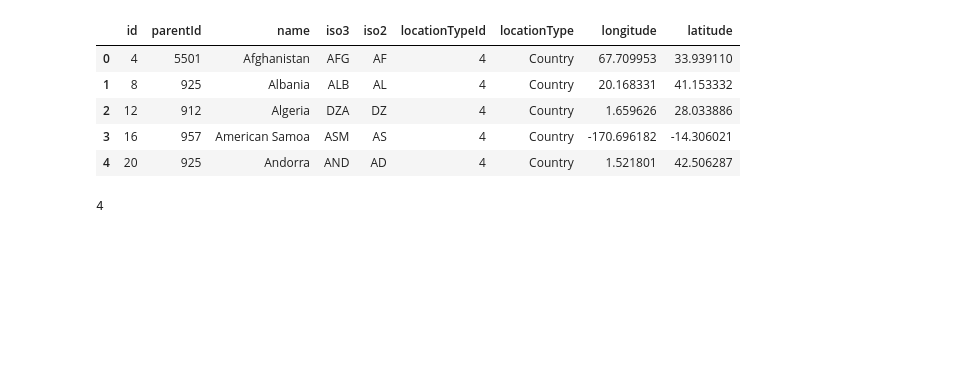
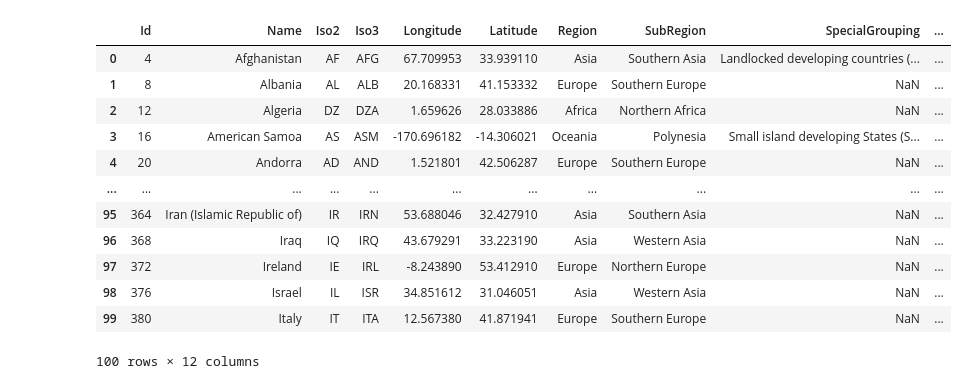
Before and after one commit to jorgeav527/life-expectancy, a Jupyter notebook: draft/API.ipynb, the cells around one changed output. Cells and saved outputs as stored; diff of their text form; code cells hidden in the pictures; blank space fills up the shorter version.

```diff
--- a/draft/API.ipynb
+++ b/draft/API.ipynb
@@ -55,0 +747,24 @@ print(response)
+# %%
+
+country_iso3 = "SEN" # Set the desired country
+indicator_code_WB = "SE.PRM.NENR" # Set the desired indicator
+
+target = base_url_WB + f"/country/{country_iso3}/indicator/{indicator_code_WB}?format=json" # Define the target url
+
+response = requests.get(target) # Call WB API
+j = response.json() # Create JSON object
+pages = j[0]['pages'] # Identify number of pages in response
+
+#Convert first page into a DataFrame
+df_WB = pd.json_normalize(j[1])
+
+#Loop through pages and append results to DataFrame
+for page in range(2,pages+1):
+    target = base_url_WB + f"/country/{country_iso3}/indicator/{indicator_code_WB}?format=json&page={page}"
+    response = requests.get(target)
+    j = response.json()
+    df_temp = pd.json_normalize(j[1])
+    df_WB = df_WB.append(df_temp)
+
+# Verify that the length of the DataFrame is equal to the number of observations in the API response. Otherwise, raise an error.
+assert len(df_WB)==j[0]['total'], "DataFrame observations do not match total number of records in response"
@@ -56,7 +775,10 @@ print(response)
 # %%
+# Define a function that will take a relative path as an input, call the API, and return a dataframe
 def callAPI(relative_path: str, topic_list: bool = False) -> pd.DataFrame:
     base_url = "https://population.un.org/dataportalapi/api/v1"
-    target = base_url + relative_path
+    target = (
+        base_url + relative_path
+    )  # Query string parameters may be appended here or directly in the provided relative path
     # Calls the API
     response = requests.get(target)
     # Reformats response into a JSON object
@@ -64,21 +786,18 @@ def callAPI(relative_path: str, topic_list: bool = False) -> pd.DataFrame:
     # The block below will deal with paginated results.
     # If results not paginated, this will be skipped.
     try:
-        # If results are paginated, they are transformed into a
-        # python dictionary.
+        # If results are paginated, they are transformed into a python dictionary.
         # The data may be accessed using the 'data' key of the dictionary.
         df = pd.json_normalize(j["data"])
-        # As long as the nextPage key of the dictionary contains an
-        # address for the next API call, the function will continue
-        # to call the API and append the results to the dataframe.
+        # As long as the nextPage key of the dictionary contains an address for the next API call, the function will continue to call the API and append the results to the dataframe.
         while j["nextPage"] is not None:
             response = requests.get(j["nextPage"])
             j = response.json()
             df_temp = pd.json_normalize(j["data"])
-            df = pd.concat([df, df_temp])
-    except Exception:
+            df = pd.concat([df, df_temp], ignore_index=True)
+    except:
         if topic_list:
-            df = pd.json_normalize(j, "indicators")
+            df = pd.json_normalize(j)
         else:
             df = pd.DataFrame(j)
     return df
@@ -87,9 +805,0 @@ df_locations = callAPI("/locations/")
-# %%
-df_locations.head()
-# %% [output]
-|  | id | parentId | name | iso3 | iso2 | locationTypeId | locationType | longitude | latitude |
-| 0 | 4 | 5501 | Afghanistan | AFG | AF | 4 | Country | 67.709953 | 33.939110 |
-| 1 | 8 | 925 | Albania | ALB | AL | 4 | Country | 20.168331 | 41.153332 |
-| 2 | 12 | 912 | Algeria | DZA | DZ | 4 | Country | 1.659626 | 28.033886 |
-| 3 | 16 | 957 | American Samoa | ASM | AS | 4 | Country | -170.696182 | -14.306021 |
-| 4 | 20 | 925 | Andorra | AND | AD | 4 | Country | 1.521801 | 42.506287 |
@@ -101,4 +806,17 @@ western_africa_id = df_locations.loc[df_locations["name"] == "Afghanistan", "id"
-# %%
-western_africa_id
-# %% [output]
-4
+# %%
+new_df = callAPI("/locationsWithAggregates/")
+new_df
+# %% [output]
+|  | Id | Name | Iso2 | Iso3 | Longitude | Latitude | Region | SubRegion | SpecialGrouping | ... |
+| 0 | 4 | Afghanistan | AF | AFG | 67.709953 | 33.939110 | Asia | Southern Asia | Landlocked developing countries (... | ... |
+| 1 | 8 | Albania | AL | ALB | 20.168331 | 41.153332 | Europe | Southern Europe | NaN | ... |
+| 2 | 12 | Algeria | DZ | DZA | 1.659626 | 28.033886 | Africa | Northern Africa | NaN | ... |
+| 3 | 16 | American Samoa | AS | ASM | -170.696182 | -14.306021 | Oceania | Polynesia | Small island developing States (S... | ... |
+| 4 | 20 | Andorra | AD | AND | 1.521801 | 42.506287 | Europe | Southern Europe | NaN | ... |
+| ... | ... | ... | ... | ... | ... | ... | ... | ... | ... | ... |
+| 95 | 364 | Iran (Islamic Republic of) | IR | IRN | 53.688046 | 32.427910 | Asia | Southern Asia | NaN | ... |
+| 96 | 368 | Iraq | IQ | IRQ | 43.679291 | 33.223190 | Asia | Western Asia | NaN | ... |
+| 97 | 372 | Ireland | IE | IRL | -8.243890 | 53.412910 | Europe | Northern Europe | NaN | ... |
+| 98 | 376 | Israel | IL | ISR | 34.851612 | 31.046051 | Asia | Western Asia | NaN | ... |
+| 99 | 380 | Italy | IT | ITA | 12.567380 | 41.871941 | Europe | Southern Europe | NaN | ... |
+100 rows × 12 columns
```
Also changed, not shown: parts of 49 cells of this notebook, 1 other file.
